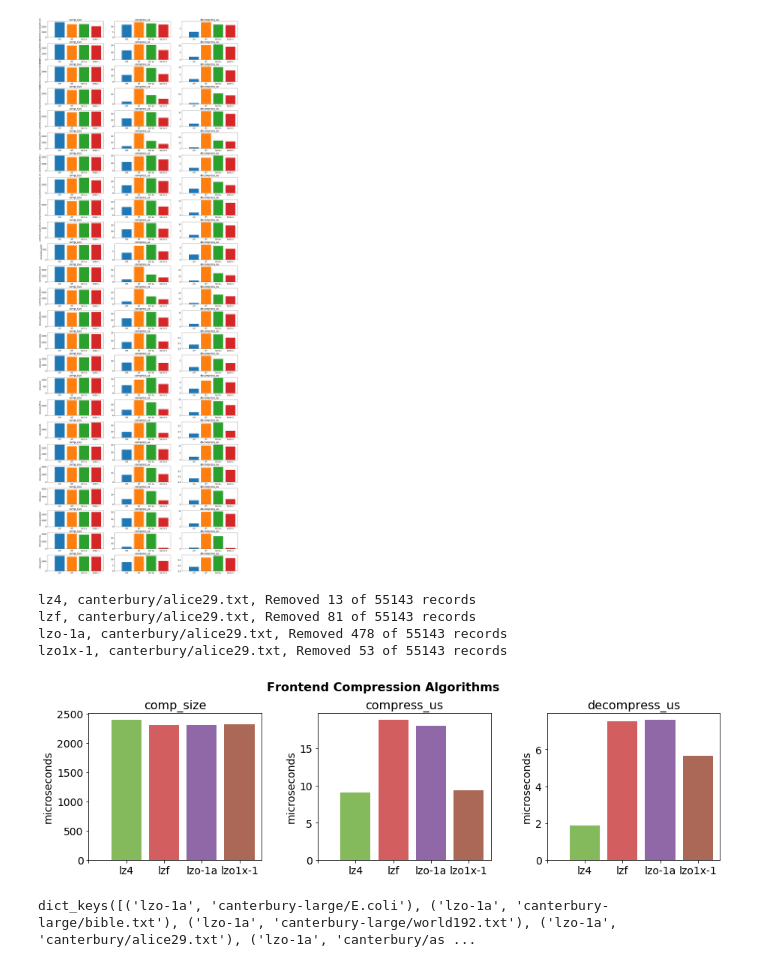
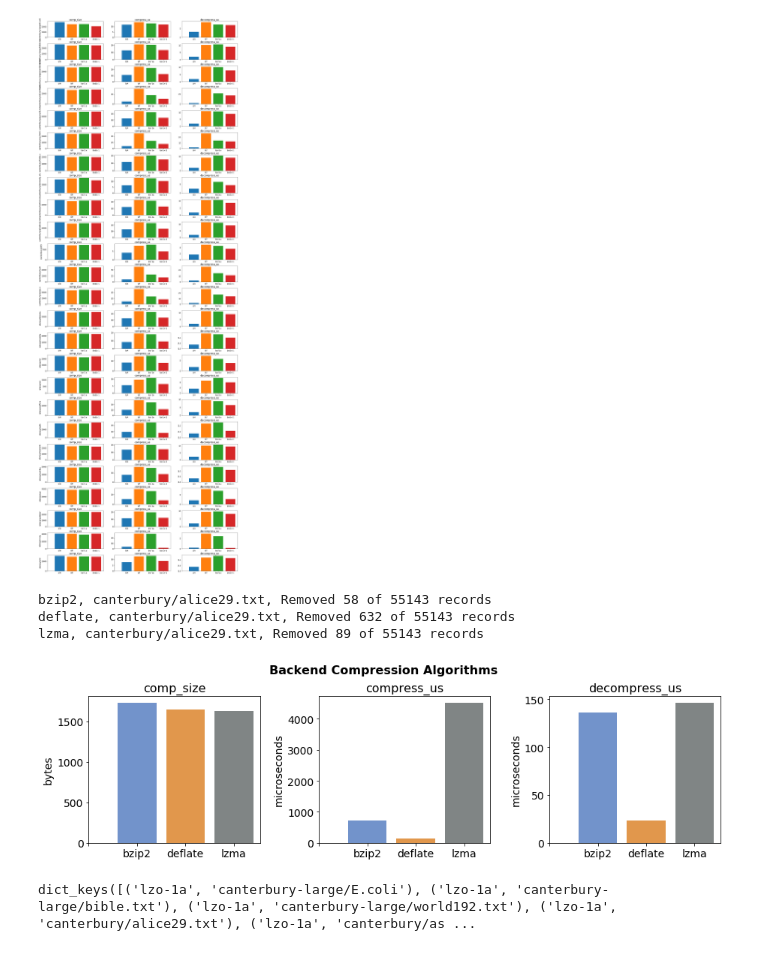
Before and after one commit to ankitkumar93/compute-war, a Jupyter notebook: notebooks/compression-comparison.ipynb, the cells around one changed output. Saved outputs shown, nothing was run; the diff lists cells and outputs as text; code cells hidden in the pictures.

Commit message:
updated compression-comparison.ipynb for alg summary graphs

```diff
--- a/notebooks/compression-comparison.ipynb
+++ b/notebooks/compression-comparison.ipynb
@@ -174,7 +174,7 @@ alg_groups = {
     ]
 }
 # %%
-alg_group = 'frontend'
+alg_group = 'backend'
 
 compressed_dfs = [
     pd.read_csv(c.path, sep='|', header=None) for c in alg_groups[alg_group]
@@ -199,41 +199,41 @@ for c_df in compressed_dfs:
 
         alg_df = c_df.get_group(alg)
         alg_df_len = len(alg_df)
         if alg_df_len > 1:
             compress_idx = [
                 np.abs(alg_df.compress_us-alg_df.compress_us.mean())<= 3*alg_df.compress_us.std()]
             decompress_idx = [
                 np.abs(alg_df.decompress_us-alg_df.decompress_us.mean())<= 3*alg_df.decompress_us.std()]
             comp_and_decomp = compress_idx and decompress_idx
         else:
             # quick and dirty way to handle the 1 block example
             comp_and_decomp = [[True]]
         comp_and_decomp_len = len([c for c in comp_and_decomp[0] if c])
         print('{}, {}, Removed {} of {} records'.format(alg_df.alg.iloc[0], alg_df.file.iloc[0],
                                                         alg_df_len - comp_and_decomp_len, alg_df_len))
         for m in range(len(metrics)):
             axarr[m].bar(algs_in_df[alg], alg_df[comp_and_decomp[0]][metrics[m]].mean(),
                          color=bar_codes[comp_codes[alg]])
 
 for m in range(len(metrics)):
     axarr[m].set_title(metrics[m], fontsize=16)
     axarr[m].set_xticks(range(len(algs) + 1))
     axarr[m].set_xticklabels([''] + algs, minor=False)
     if m == 0:
-        axarr[m].set_ylabel('bites')
-    axarr[m].set_ylabel('microseconds')
+        axarr[m].set_ylabel('bytes')
+    else:
+        axarr[m].set_ylabel('microseconds')
 plt.subplots_adjust(top=0.92, bottom=0.08, hspace=0.5, wspace=0.4)
 fig.tight_layout(rect=[0, 0.03, 1, 0.95])
 fig.suptitle("{} Compression Algorithms".format(alg_group.capitalize()), weight='bold', size=16)
 
 #plt.show()
-plt.savefig('compression_algorithms_().png'.format(alg_group))
+plt.savefig('compression_algorithms_{}.png'.format(alg_group))
 # %% [output]
-lz4, canterbury/alice29.txt, Removed 13 of 55143 records
-lzf, canterbury/alice29.txt, Removed 81 of 55143 records
-lzo-1a, canterbury/alice29.txt, Removed 478 of 55143 records
-lzo1x-1, canterbury/alice29.txt, Removed 53 of 55143 records
+bzip2, canterbury/alice29.txt, Removed 58 of 55143 records
+deflate, canterbury/alice29.txt, Removed 632 of 55143 records
+lzma, canterbury/alice29.txt, Removed 89 of 55143 records
-[figure, old version]
+[figure, new version]
 # %%
 def normalize(x):
     return (x - x.mean()) / x.std()
```
